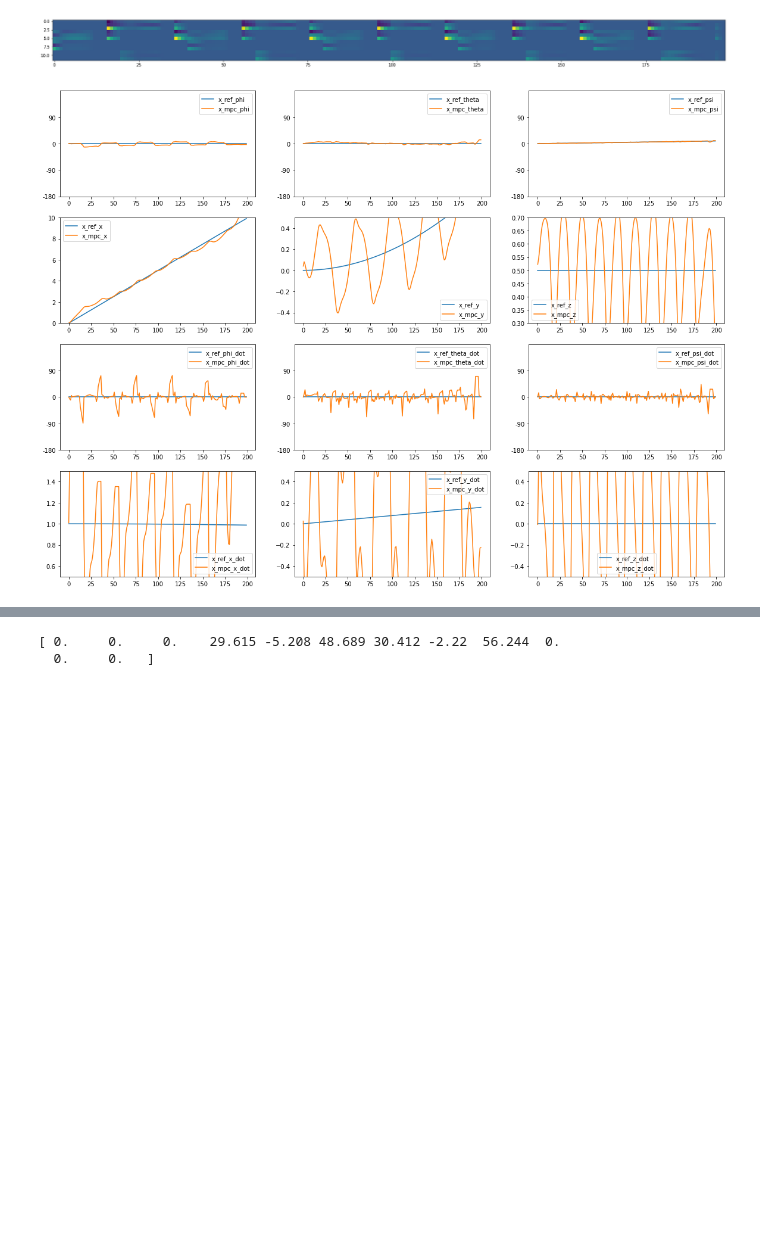
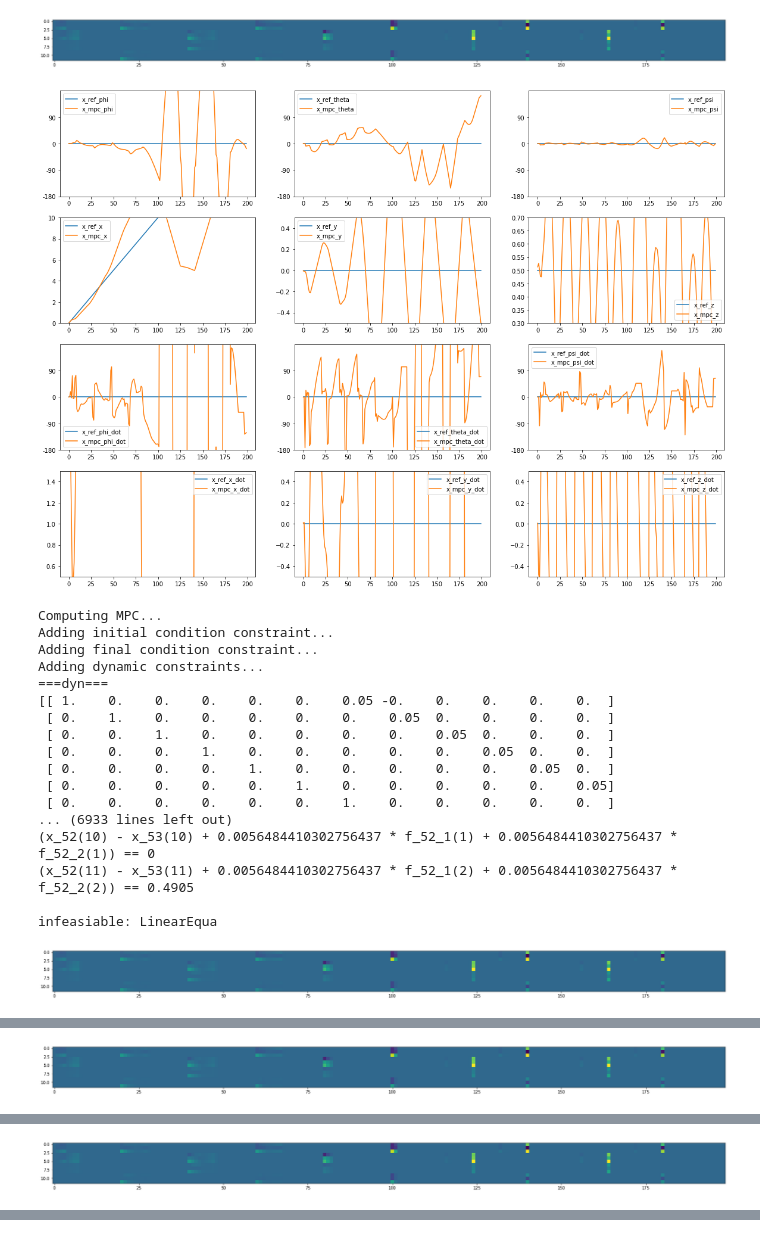
Before and after one commit to JChunX/gait-trans, a Jupyter notebook: gait_trans/playground.ipynb, the cells around one changed output, grey strips where cells are left out. Saved outputs shown, nothing was run; the diff lists cells and outputs as text; code cells hidden in the pictures; blank space fills up the shorter version.

```diff
--- a/gait_trans/playground.ipynb
+++ b/gait_trans/playground.ipynb
@@ -561,8 +588,8 @@ leg_shoulder_pos = [np.array([0.5,0.5,0]),
     np.array([-0.5,0.5,0]),
     np.array([-0.5,-0.5,0])]
 
-body_cmd_vel = np.array([1, 0])
-omega = np.pi/200
+body_cmd_vel = np.array([2, 0])
+omega = 0
 dt = 0.05
 N = 200
 x_ref = np.zeros((N, 12))
@@ -575,10 +602,23 @@ x_ref[:,8] = x_ref_tmp[:,7]
 x_ref[:,9:12] = x_ref_tmp[:,3:6]
 
 contact_scheduler = ContactScheduler(2, dt)
-fsm = contact_scheduler.make_trot_contact_sequence(N, 0)
-r_ref = gen_foot_positions(x_ref_tmp, fsm, leg_shoulder_pos)
+fsm = contact_scheduler.make_trot_contact_sequence(N//2, 0)
+
+r_ref = gen_foot_positions(x_ref_tmp[:N//2], fsm, leg_shoulder_pos, N//2)
 # convert r_ref from world frame to body frame
-r_ref = r_ref - x_ref[:, np.newaxis, 3:6]
+r_ref = r_ref - x_ref[:N//2, np.newaxis, 3:6]
+
+fsm_nexts = []
+r_ref_nexts = []
+
+gallop_phase_offsets = [0.2, 0.6, 0.4, 0]
+for offset in gallop_phase_offsets:
+    fsm_next = contact_scheduler.make_gallop_contact_sequence(N//2, offset * N * dt)
+    r_ref_next = gen_foot_positions(x_ref_tmp[N//2:], fsm_next, leg_shoulder_pos, N//2)
+    # convert r_ref from world frame to body frame
+    r_ref_next = r_ref_next - x_ref[N//2:, np.newaxis, 3:6]
+    fsm_nexts.append(fsm_next)
+    r_ref_nexts.append(r_ref_next)
 # %%
 def plot_com_traj(x_ref, x_mpc):
     """
@@ -688,16 +728,21 @@ Q =  1000*np.diag([0.25,0.25,10,
 # Q[9:12,9:12] = 1000*np.diag([1, 0.9, 0.9]) # velocity
 
 R = 1*np.diag([1, 1, 1, 1, 1, 1, 1, 1, 1, 1, 1, 1])
-mpc = QuadrupedMPC(N, dt, Q, R)
-f_mpc, x_mpc = mpc.compute_mpc(x_ref, r_ref[:N-1], fsm[:N-1])
-f_mpc = np.vectorize(lambda x: x.Evaluate())(f_mpc)
 
-plt.figure(figsize=(30,N/2))
-plt.imshow(f_mpc.T)
-# save plot as image named "gait_force.png"
-plt.savefig("../gait_force.png")
+for i in range(len(fsm_nexts)):
+    r_ref_gallop = r_ref_nexts[i]
+    mpc = QuadrupedMPC(N, dt, Q, R)
+    r_ref_cur = np.vstack((r_ref, r_ref_gallop))
+    fsm_cur = np.vstack((fsm, fsm_nexts[i]))
+    f_mpc, x_mpc = mpc.compute_mpc(x_ref, r_ref_cur[:N-1], fsm_cur[:N-1])
+    f_mpc = np.vectorize(lambda x: x.Evaluate())(f_mpc)
 
-plot_com_traj(x_ref[:], x_mpc[:])
+    plt.figure(figsize=(30,N/2))
+    plt.imshow(f_mpc.T)
+    # save plot as image named "gait_force.png"
+    plt.savefig("../gait_force.png")
+
+    plot_com_traj(x_ref[:], x_mpc[:])
 # %% [output]
 Computing MPC...
 Adding initial condition constraint...
@@ -719,2 +764,20 @@ infeasiable: LinearEqualityConstraint described as 'dynamics constraint'
-[figure, old version]
+[figure, new version]
-[figure, old version]
+[figure, new version]
+Computing MPC...
+Adding initial condition constraint...
+Adding final condition constraint...
+Adding dynamic constraints...
+===dyn===
+[[ 1.    0.    0.    0.    0.    0.    0.05 -0.    0.    0.    0.    0.  ]
+ [ 0.    1.    0.    0.    0.    0.    0.    0.05  0.    0.    0.    0.  ]
+ [ 0.    0.    1.    0.    0.    0.    0.    0.    0.05  0.    0.    0.  ]
+ [ 0.    0.    0.    1.    0.    0.    0.    0.    0.    0.05  0.    0.  ]
+ [ 0.    0.    0.    0.    1.    0.    0.    0.    0.    0.    0.05  0.  ]
+ [ 0.    0.    0.    0.    0.    1.    0.    0.    0.    0.    0.    0.05]
+ [ 0.    0.    0.    0.    0.    0.    1.    0.    0.    0.    0.    0.  ]
+... (6933 lines left out)
+(x_52(10) - x_53(10) + 0.0056484410302756437 * f_52_1(1) + 0.0056484410302756437 * f_52_2(1)) == 0
+(x_52(11) - x_53(11) + 0.0056484410302756437 * f_52_1(2) + 0.0056484410302756437 * f_52_2(2)) == 0.4905
+
+infeasiable: LinearEqua
+[figure, added]
@@ -720,0 +802 @@ infeasiable: LinearEqualityConstraint described as 'dynamics constraint'
+[figure, added]
@@ -720,0 +821 @@ infeasiable: LinearEqualityConstraint described as 'dynamics constraint'
+[figure, added]
@@ -721,5 +822,0 @@ infeasiable: LinearEqualityConstraint described as 'dynamics constraint'
-# %%
-print(f_mpc[5])
-# %% [output]
-[ 0.     0.     0.    29.615 -5.208 48.689 30.412 -2.22  56.244  0.
-  0.     0.   ]
```
Also changed, not shown: parts of 4 cells of this notebook, 54 other files.
